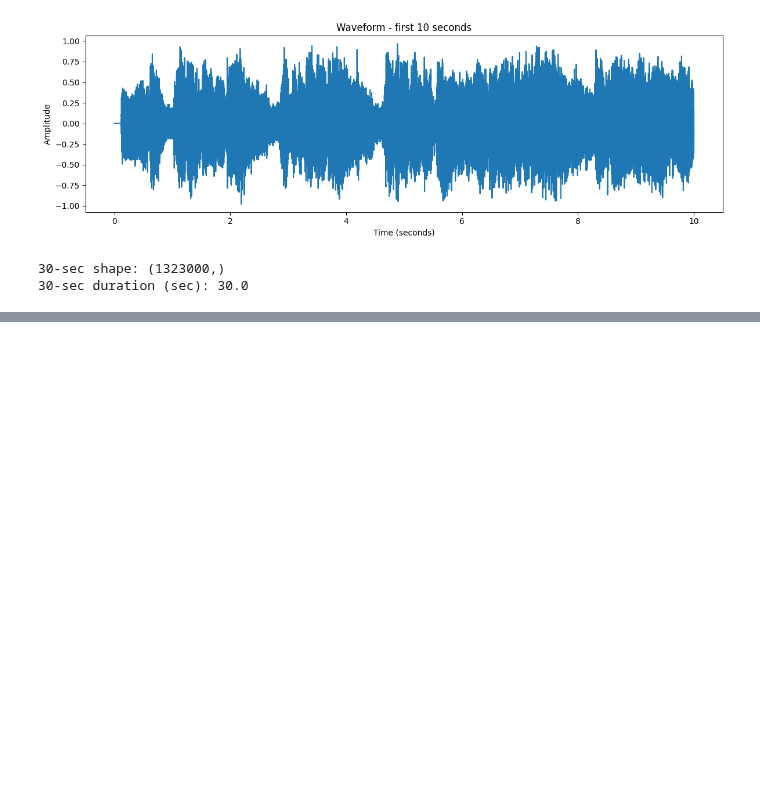
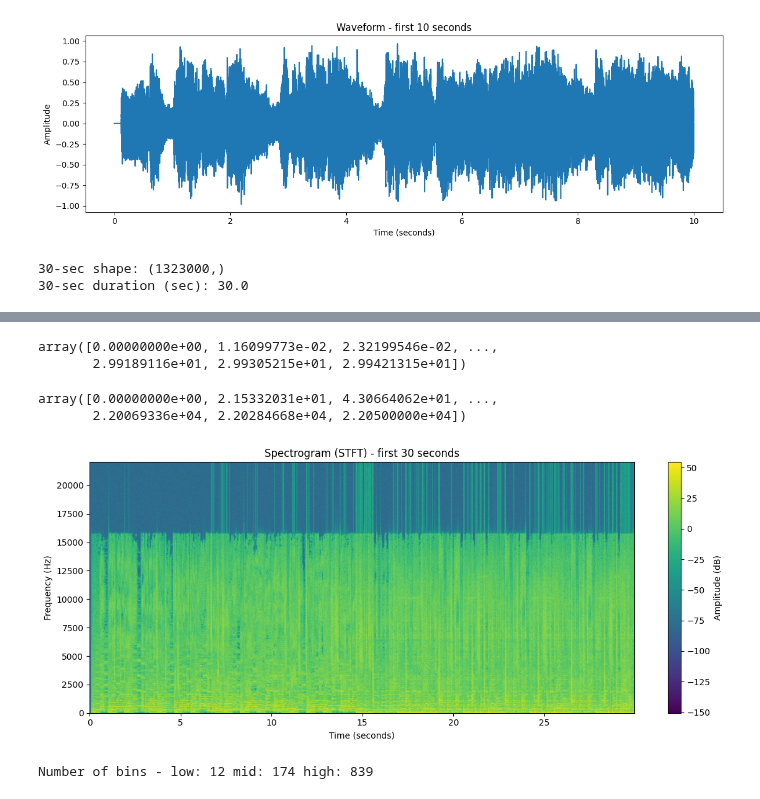
Before and after one commit to boseongkang/mlproject, a Jupyter notebook: notebooks/audio/audio_analysis.ipynb, the cells around one changed output, grey strips where cells are left out. Drawn from its saved outputs; the diff is of its cells as text; code cells hidden in the pictures; blank space fills up the shorter version.

```diff
--- a/notebooks/audio/audio_analysis.ipynb
+++ b/notebooks/audio/audio_analysis.ipynb
@@ -184,0 +203,5 @@ window = np.hanning(n_fft)  # STFT 할 때 소리를 2048를 하나의 덩어리
+# %%
+stft_matrix = np.zeros((n_fft // 2 + 1, num_frames), dtype=np.complex64)
+# np.fft.rfft는 양수 주파수만 돌려줌 -> 주파수 줄 개수 = n_fft // 2 + 1
+# 열 개수 = num_frames (시간 축의 프레임 개수) 그래서 전체 모양: (주파수 bin 수, 시간 frame 수)
+# 일종의 빈 스펙트로그램 판이라고 보면 됨.
@@ -184,0 +227,6 @@ window = np.hanning(n_fft)  # STFT 할 때 소리를 2048를 하나의 덩어리
+# %%
+magnitude = np.abs(stft_matrix)
+
+# 복소수에는 진폭 + 위상 정보가 있는데, 스펙트로그램은 보통 얼마나 큰 소리냐(진폭)만 필요.
+# np.abs = 복소수의 길이(진폭)만 뽑는 것.
+# 그래서 magnitude = 각 주파수 각 시간에서의 소리 세기
@@ -184,0 +249,6 @@ window = np.hanning(n_fft)  # STFT 할 때 소리를 2048를 하나의 덩어리
+# %%
+spectrogram_db = 20 * np.log10(magnitude + 1e-10)
+
+# 인간 귀는 로그 스케일로 소리를 느껴 그냥 진폭 값보다 dB(decibel) 로 보는 게 더 자연스럽고 보기 좋음.
+# 20 * log10(진폭) -> 음향에서 흔히 쓰는 방식.
+# + 1e-10 은 log(0) 피하려고 아주 작은 수 더해주는 안전장치.
@@ -184,0 +271,38 @@ window = np.hanning(n_fft)  # STFT 할 때 소리를 2048를 하나의 덩어리
+# %%
+times = np.arange(num_frames) * hop_length / sr
+freqs = np.fft.rfftfreq(n_fft, d=1/sr)
+
+# 각 프레임은 hop_length 샘플 간격만큼 떨어져 있음. 그래서 * hop_length 하면 “몇 번째 샘플에서 시작하는지”.
+# / sr 하면 샘플을 다시 초 단위로 바꿈. (위에서 했었으)
+# 결과: times = 각 열(프레임)이 몇 초 지점인지.
+
+# rfft 결과의 각 행이 어떤 주파수(Hz) 인지 계산해줌.
+# 결과: freqs = 0 Hz, 21.xx Hz, 43.xx hz 등등 이런 식의 배열.
+# %%
+times
+# %% [output]
+array([0.00000000e+00, 1.16099773e-02, 2.32199546e-02, ...,
+       2.99189116e+01, 2.99305215e+01, 2.99421315e+01])
+# %%
+freqs
+# %% [output]
+array([0.00000000e+00, 2.15332031e+01, 4.30664062e+01, ...,
+       2.20069336e+04, 2.20284668e+04, 2.20500000e+04])
+# %%
+plt.figure(figsize=(12, 5))
+plt.imshow(
+    spectrogram_db,
+    origin="lower",
+    aspect="auto",
+    extent=[times[0], times[-1], freqs[0], freqs[-1]]
+)
+plt.colorbar(label="Amplitude (dB)")
+plt.xlabel("Time (seconds)")
+plt.ylabel("Frequency (Hz)")
+plt.title("Spectrogram (STFT) - first 30 seconds")
+plt.tight_layout()
+plt.show()
+
+# 그래서 이건 곡의 30초만 잘라서, 2048샘플짜리 조각을 512씩 겹치게 이동시키면서 FFT 돌려서 스펙트로그램 만든것임
+# %% [output]
+[figure, added]
@@ -184,0 +318,6 @@ window = np.hanning(n_fft)  # STFT 할 때 소리를 2048를 하나의 덩어리
+# %%
+print("Number of bins - low:", len(low_idx),
+      "mid:", len(mid_idx),
+      "high:", len(high_idx))  # 각 구간(저/중/고음)에 포함된 주파수 칸(bin) 개수 출력
+# %% [output]
+Number of bins - low: 12 mid: 174 high: 839
```
Also changed, not shown: parts of 22 cells of this notebook.
